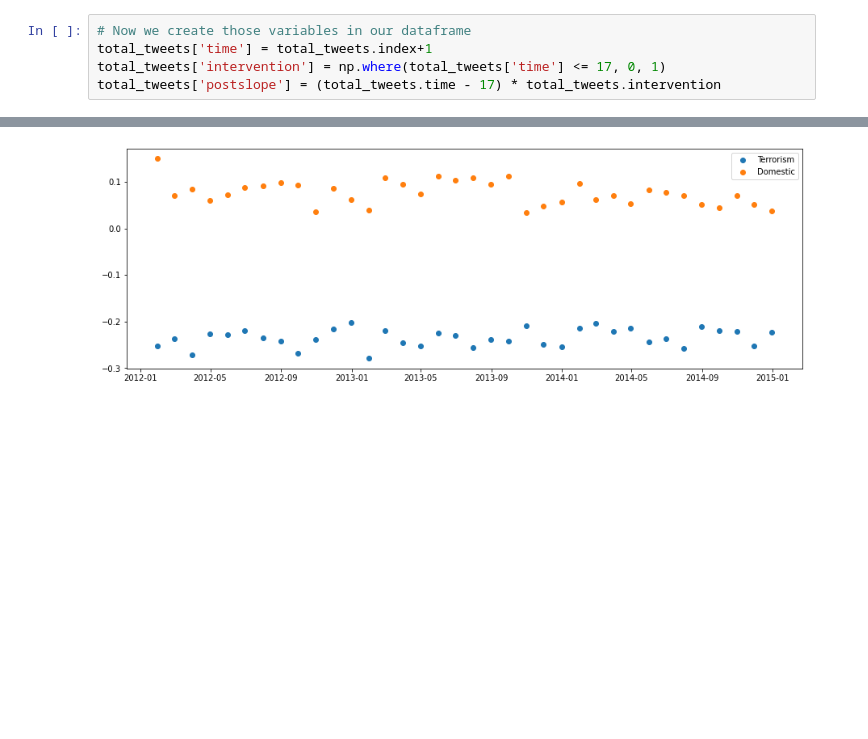
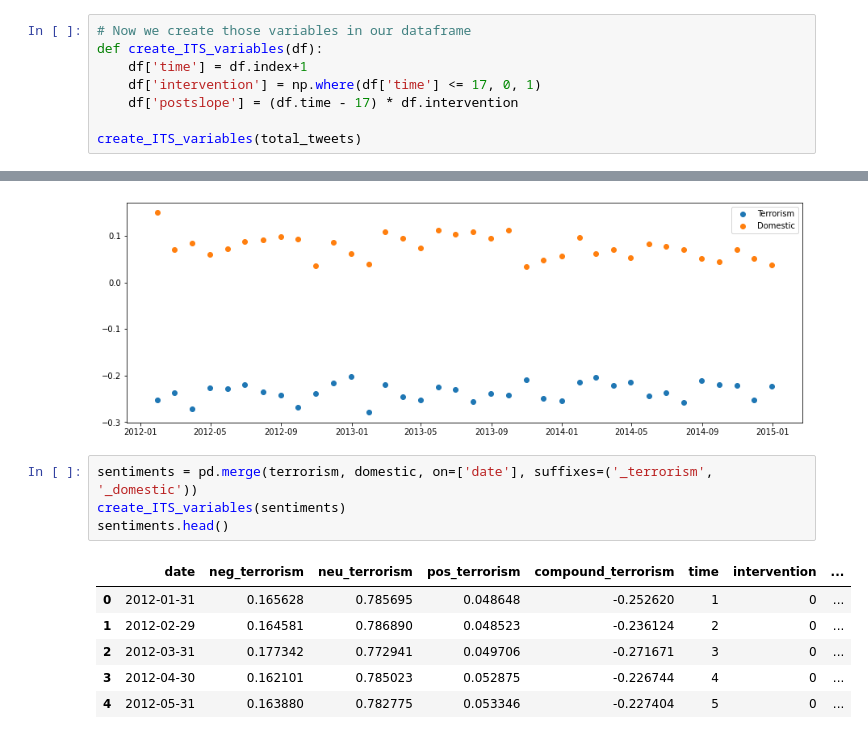
Before and after one commit to JulienVig/CS-401-Tweet-Analysis, a Jupyter notebook: tweet_analysis.ipynb, the cells around one changed output, grey strips where cells are left out. Drawn from its saved outputs; the diff is of its cells as text; blank space fills up the shorter version.

```diff
--- a/tweet_analysis.ipynb
+++ b/tweet_analysis.ipynb
@@ -241,8 +236,11 @@ There are 3 variables that are used to predict the total views :
 - Postslope: The time since the interruption (0 for the first 17 months, then $time - 17$)
 # %%
 # Now we create those variables in our dataframe
-total_tweets['time'] = total_tweets.index+1
-total_tweets['intervention'] = np.where(total_tweets['time'] <= 17, 0, 1)
-total_tweets['postslope'] = (total_tweets.time - 17) * total_tweets.intervention
+def create_ITS_variables(df):
+    df['time'] = df.index+1
+    df['intervention'] = np.where(df['time'] <= 17, 0, 1)
+    df['postslope'] = (df.time - 17) * df.intervention
+
+create_ITS_variables(total_tweets)
 # %%
 # Now that all our variables are ready, we can fit our regressions (one for each dataset)
@@ -479,3 +450,14 @@ plt.legend()
 plt.show()
 # %% [output]
 [figure]
+# %%
+sentiments = pd.merge(terrorism, domestic, on=['date'], suffixes=('_terrorism', '_domestic'))
+create_ITS_variables(sentiments)
+sentiments.head()
+# %% [output]
+|  | date | neg_terrorism | neu_terrorism | pos_terrorism | compound_terrorism | time | intervention | ... |
+| 0 | 2012-01-31 | 0.165628 | 0.785695 | 0.048648 | -0.252620 | 1 | 0 | ... |
+| 1 | 2012-02-29 | 0.164581 | 0.786890 | 0.048523 | -0.236124 | 2 | 0 | ... |
+| 2 | 2012-03-31 | 0.177342 | 0.772941 | 0.049706 | -0.271671 | 3 | 0 | ... |
+| 3 | 2012-04-30 | 0.162101 | 0.785023 | 0.052875 | -0.226744 | 4 | 0 | ... |
+| 4 | 2012-05-31 | 0.163880 | 0.782775 | 0.053346 | -0.227404 | 5 | 0 | ... |
```
Also changed, not shown: parts of 7 cells of this notebook.
